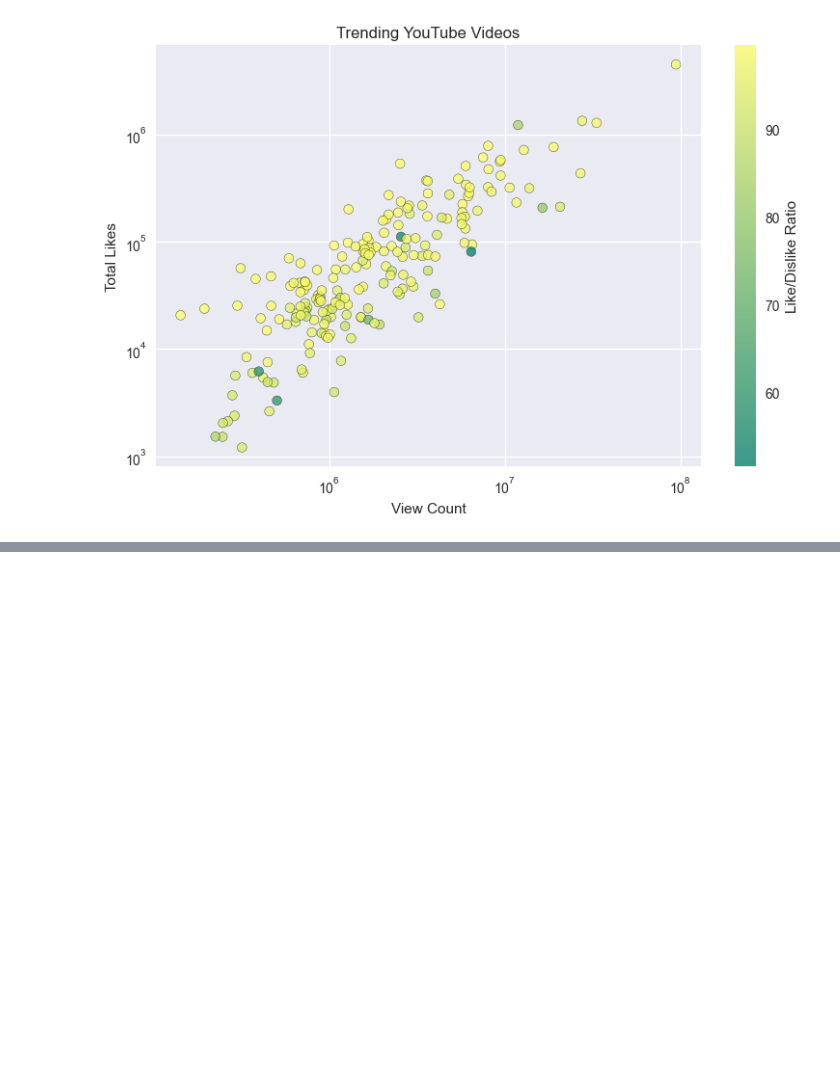
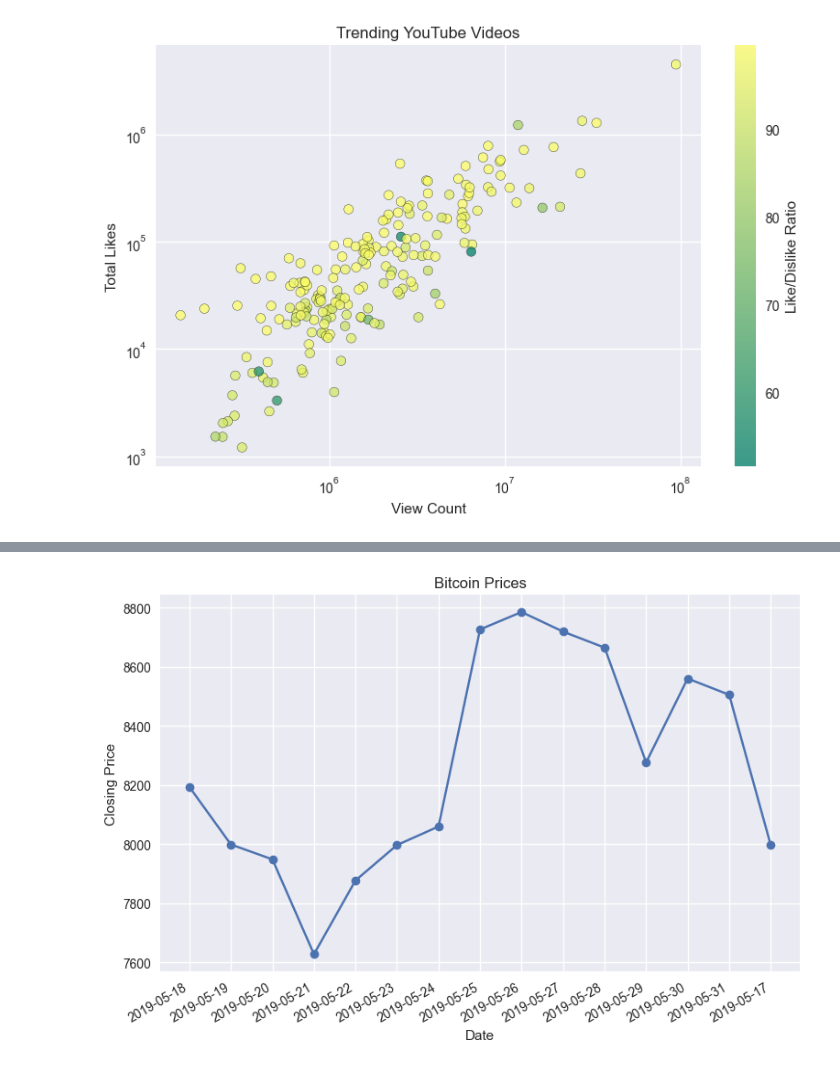
Before and after one commit to guamoshtli/Pandas, a Jupyter notebook: matplot.ipynb, the cells around one changed output, grey strips where cells are left out. Saved outputs shown, nothing was run; the diff lists cells and outputs as text; code cells hidden in the pictures; blank space fills up the shorter version.

```diff
--- a/matplot.ipynb
+++ b/matplot.ipynb
@@ -813,0 +852,19 @@ plt.show()
+# %%
+plt.style.use('seaborn')
+
+data = pd.read_csv('data2.csv')
+price_date = data['Date']
+price_close = data['Close']
+
+plt.plot_date(price_date,price_close,linestyle='solid')
+plt.gcf().autofmt_xdate()
+
+plt.title('Bitcoin Prices')
+plt.xlabel('Date')
+plt.ylabel('Closing Price')
+
+plt.tight_layout()
+
+plt.show()
+# %% [output]
+[figure, added]
```
Also changed, not shown: parts of 2 cells of this notebook.
